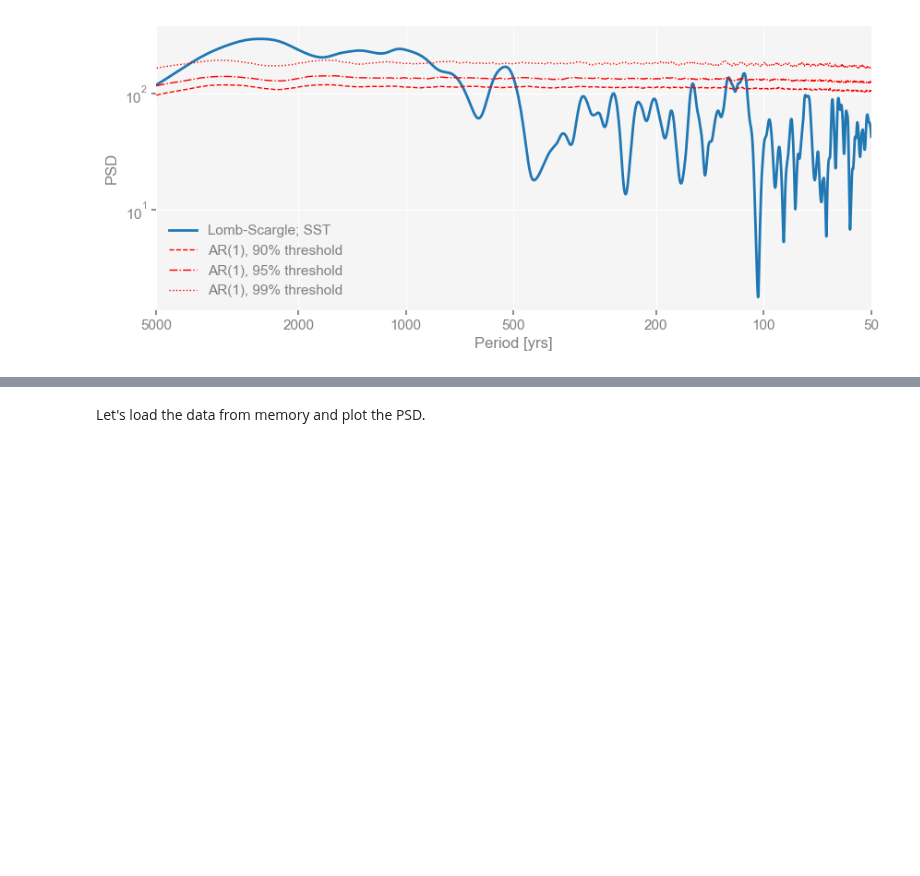
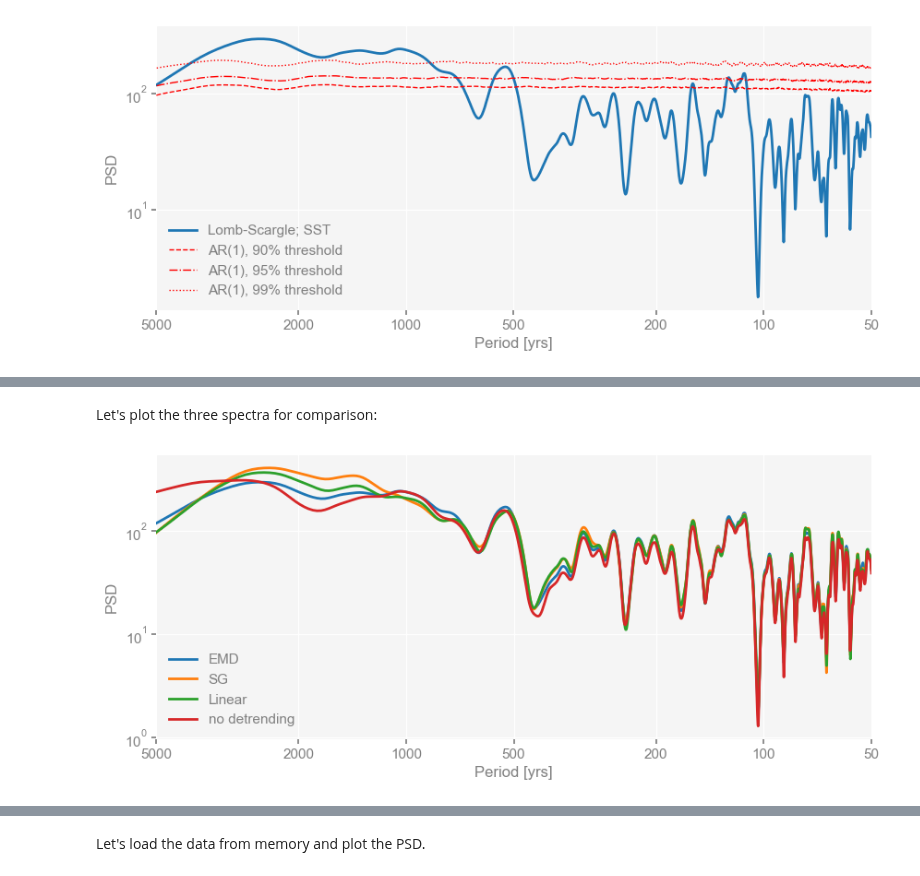
Before and after one commit to LinkedEarth/PyleoclimPaper, a Jupyter notebook: MarineSediment TimeSeries Analysis/Sea, Sun, and Python.ipynb, the cells around one changed output, grey strips where cells are left out. Saved outputs shown, nothing was run; the diff lists cells and outputs as text; code cells hidden in the pictures; blank space fills up the shorter version.

```diff
--- a/MarineSediment TimeSeries Analysis/Sea, Sun, and Python.ipynb
+++ b/MarineSediment TimeSeries Analysis/Sea, Sun, and Python.ipynb
@@ -170,0 +209,17 @@ pyleo.showfig(fig)
+# %%
+psd_sst_nodt = sst.standardize().spectral(method='lomb_scargle', freq_method='lomb_scargle')
+psd_sst_sg = sst.detrend(method='savitzky-golay').standardize().spectral(method='lomb_scargle', freq_method='lomb_scargle')
+psd_sst_linear = sst.detrend(method='linear').standardize().spectral(method='lomb_scargle', freq_method='lomb_scargle')
+psd_sst_emd = sst.detrend().standardize().spectral(method='lomb_scargle', freq_method='lomb_scargle')
+# %% [markdown]
+Let's plot the three spectra for comparison:
+# %%
+fig,ax = psd_sst_emd.plot(xlim=[5000,50],mute=True)
+psd_sst_sg.plot(mute=True,xlim=[5000,50],ax=ax)
+psd_sst_linear.plot(mute=True,xlim=[5000,50],ax=ax)
+psd_sst_nodt.plot(mute=True,xlim=[5000,50],ax=ax)
+current_handles, current_labels = plt.gca().get_legend_handles_labels() #get the information about the legend
+plt.legend(current_handles,['EMD','SG','Linear','no detrending']) ##replace legend entries
+pyleo.showfig(fig)
+# %% [output]
+[figure, added]
```
Also changed, not shown: parts of 51 cells of this notebook, 3 other files.
